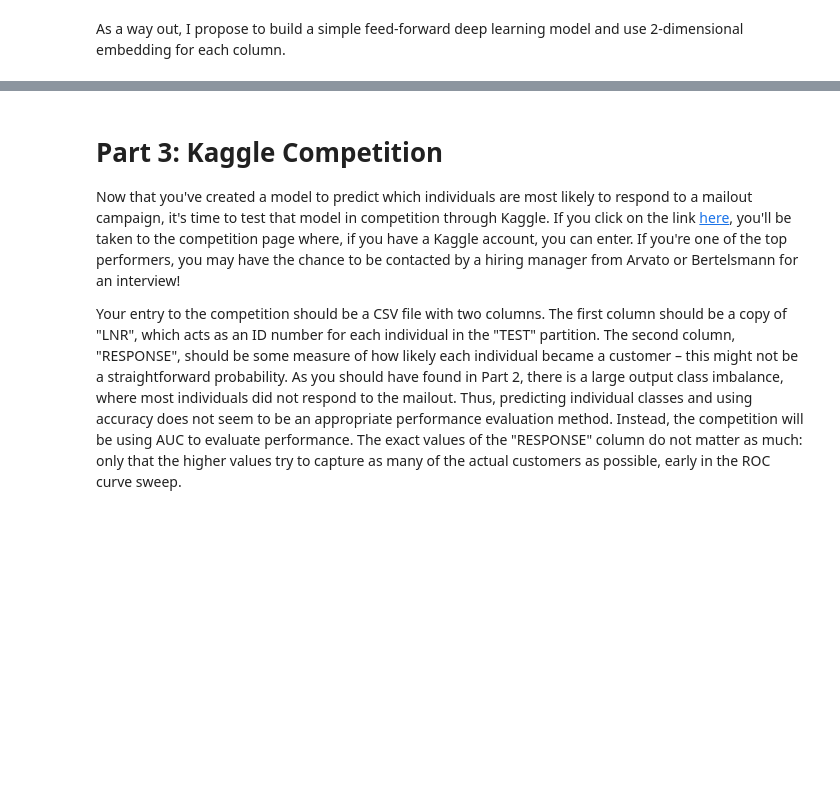
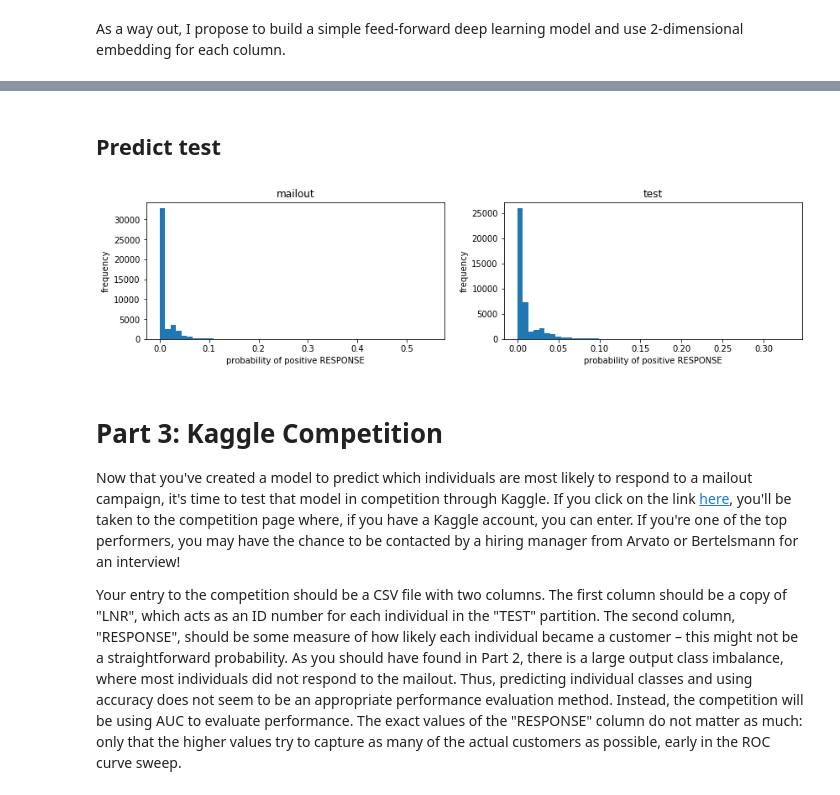
Before and after one commit to olalakul/udacity-MLengineer-capstone, a Jupyter notebook: Arvato Project Workbook.ipynb, the cells around one changed output, grey strips where cells are left out. Saved outputs shown, nothing was run; the diff lists cells and outputs as text; code cells hidden in the pictures; blank space fills up the shorter version.

Commit message:
feed-forward NN with embeddings for prediction mailout RESPONSE

```diff
--- a/Arvato Project Workbook.ipynb
+++ b/Arvato Project Workbook.ipynb
@@ -887,0 +950,5 @@ As a way out, I propose to build a simple feed-forward deep learning model and u
+# %%
+hidden=(32,32)
+activation='relu'
+model2h = create_model(cat_ord_dict, hidden=hidden, activation=activation)
+model2h.summary()
@@ -887,0 +994,10 @@ As a way out, I propose to build a simple feed-forward deep learning model and u
+# %%
+encoders, input_mailout, input_test = prepare_input(cat_ord_dict, mailout, test)
+#input_mailout
+# %%
+log_dir = 'logs/HIDDEN{:s}_ACTI{:s}_{:%m%d_%H%M}'.format(','.join(str(i) for i in hidden),
+                                                         activation,
+                                                         datetime.today())
+print(log_dir)
+tb_cb = callbacks.TensorBoard(log_dir=log_dir, histogram_freq=10, write_graph=False, write_images=True)
+#early_cb = callbacks.EarlyStopping
@@ -887,0 +1006,5 @@ As a way out, I propose to build a simple feed-forward deep learning model and u
+# %%
+hist = model2h.fit(x=input_mailout, y=mailout['RESPONSE'].values,
+                   epochs=50, verbose=2, batch_size=2**10,
+                   callbacks=[tb_cb],
+                   validation_split=0.3, shuffle=True)
@@ -888,3 +1029,25 @@ As a way out, I propose to build a simple feed-forward deep learning model and u
+# %% [markdown]
+## Predict test
+# %%
+mailout_prediction = model2h.predict(x=input_mailout)
+test_prediction = model2h.predict(x=input_test)
+
+#mailout_prediction[:5]
+
+fig, ax = plt.subplots(1,2, figsize=(14,3))
+ax[0].hist(mailout_prediction.flatten(), bins=50)
+ax[0].set_title('mailout')
+ax[0].set_ylabel('frequency')
+ax[0].set_xlabel('probability of positive RESPONSE')
+#
+ax[1].hist(test_prediction.flatten(), bins=50)
+ax[1].set_title('test')
+ax[1].set_ylabel('frequency')
+ax[1].set_xlabel('probability of positive RESPONSE')
+display(fig)
+plt.close(fig)
+# %% [output]
+[figure, added]
 # %% [markdown]
 # Part 3: Kaggle Competition
 
```
Also changed, not shown: parts of 17 cells of this notebook.
